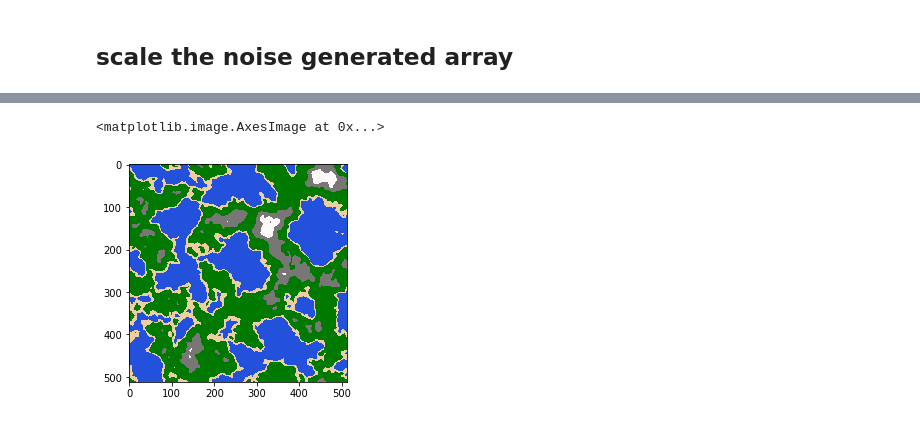
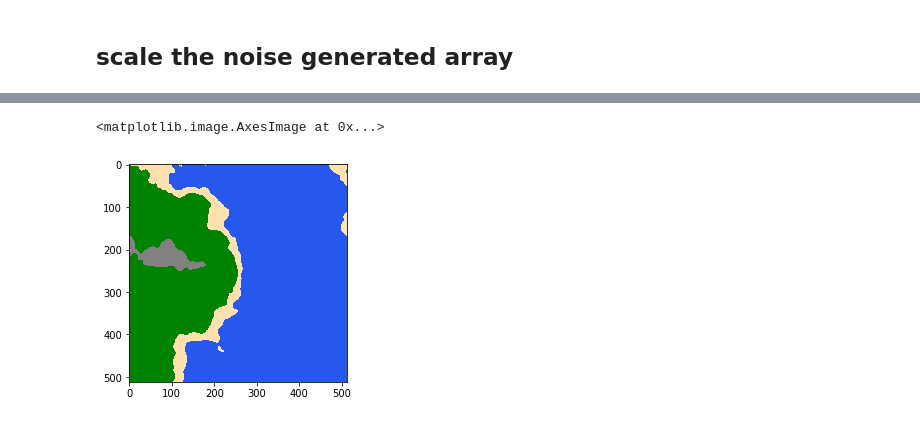
Before and after one commit to cmanon/python-pcg, a Jupyter notebook: PerlinNoise.ipynb, the cells around one changed output, grey strips where cells are left out. Drawn from its saved outputs; the diff is of its cells as text; code cells hidden in the pictures.

```diff
--- a/PerlinNoise.ipynb
+++ b/PerlinNoise.ipynb
@@ -27,4 +27,23 @@ def generate_world(width = 512, height = 512, scale = 100.0, octaves = 6, persis
+# %%
+def generate_island(width = 512, height = 512, scale = 100.0, octaves = 6, persistence = 0.5, lacunarity = 2.0):
+    shape = (width, height)
+    seed = np.random.randint(0,100)
+
+    image = np.zeros(shape)
+    for x in range(shape[0]):
+        for y in range(shape[1]):
+            nx = x/width - 0.5
+            ny = y/height - 0.5
+            image[x][y] = noise.pnoise2(nx,
+                                        ny,
+                                        octaves=octaves,
+                                        persistence=persistence,
+                                        lacunarity=lacunarity,
+                                        repeatx=width,
+                                        repeaty=height,
+                                        base=seed)
+
+
+    return image
 # %% [markdown]
 ## world is a 2d array containing values from -1 to 1
-# %%
-world = generate_world(octaves = 4)
@@ -35,2 +52,4 @@ world.shape
+# %%
+island = generate_island(octaves = 6, scale = 150.0)
 # %%
 plt.figure()
@@ -76,9 +103,10 @@ def add_color(world):
 
     return color_world
 # %%
-color_world = add_color(world)
+color_world = add_color(island)
 color_image = Image.fromarray(normalize_array(color_world), "RGB")
+#color_image = Image.fromarray(color_world, "RGB")
 plt.imshow(color_image)
 # %% [output]
 <matplotlib.image.AxesImage at 0x...>
-[figure, old version]
+[figure, new version]
```
Also changed, not shown: parts of 6 cells of this notebook, 2 other files.
